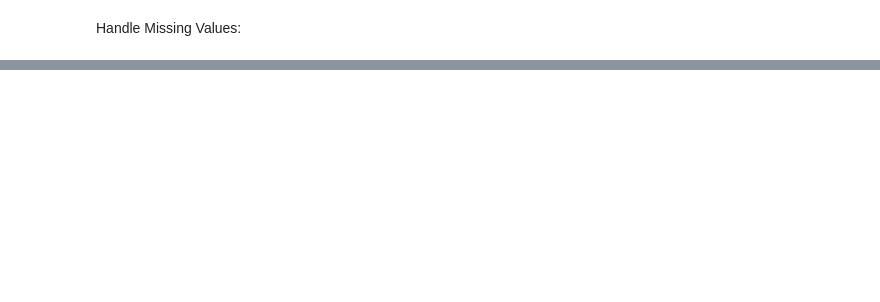
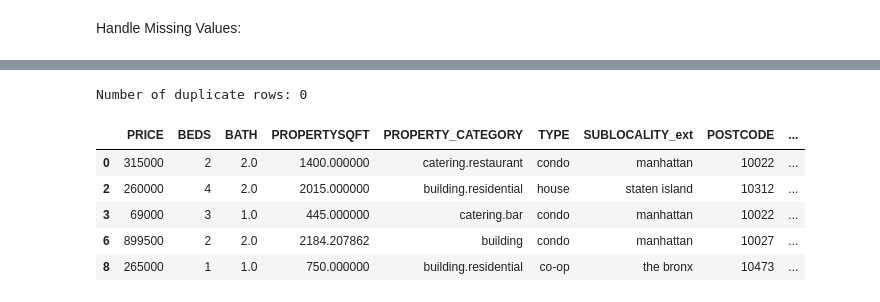
Before and after one commit to avineets87/housing-price-analysis, a Jupyter notebook: data_processing.ipynb, the cells around one changed output, grey strips where cells are left out. Saved outputs shown, nothing was run; the diff lists cells and outputs as text; code cells hidden in the pictures; blank space fills up the shorter version.

```diff
--- a/data_processing.ipynb
+++ b/data_processing.ipynb
@@ -297,11 +129,0 @@ df_cleaned
-# %%
-
-# 1. Label Encoding for ordinal columns (e.g., 'type' - if applicable)
-label_encoder = LabelEncoder()
-df['category'] = label_encoder.fit_transform(df['category'])
-
-# 2. One-Hot Encoding for categorical columns (e.g., 'state', 'city', 'suburb')
-df_encoded = pd.get_dummies(df, columns=['state', 'city', 'suburb'], drop_first=True)
-
-# 3. View the resulting DataFrame
-df_encoded.head()
@@ -317,0 +130,3 @@ df_encoded.head()
+# %%
+#drope the missing values
+merged_df = merged_df.dropna(how='any')
@@ -317,0 +157,39 @@ df_encoded.head()
+# %%
+# Check for whitespac
+merged_df.columns = merged_df.columns.str.strip()
+# %%
+# Check for duplicate rows
+duplicates = merged_df.duplicated().sum()
+print(f"Number of duplicate rows: {duplicates}")
+
+# Remove duplicates
+merged_df = merged_df.drop_duplicates()
+# %% [output]
+Number of duplicate rows: 0
+# %%
+# Define a function to remove outliers using the IQR method
+def remove_outliers(df, column):
+    Q1 = df[column].quantile(0.25)  # First quartile
+    Q3 = df[column].quantile(0.75)  # Third quartile
+    IQR = Q3 - Q1  # Interquartile range
+    lower_bound = Q1 - 1.5 * IQR
+    upper_bound = Q3 + 1.5 * IQR
+    # Return the dataframe after filtering out outliers
+    return df[(df[column] >= lower_bound) & (df[column] <= upper_bound)]
+
+# List of columns to clean
+columns_to_clean = ['PRICE', 'BEDS', 'BATH', 'PROPERTYSQFT', 'PRICE_PER_SQFT']
+
+# Clean outliers for the relevant numerical columns using a loop
+for col in columns_to_clean:
+    merged_df = remove_outliers(merged_df, col)
+
+# Display the cleaned dataset
+merged_df.head()
+# %% [output]
+|  | PRICE | BEDS | BATH | PROPERTYSQFT | PROPERTY_CATEGORY | TYPE | SUBLOCALITY_ext | POSTCODE | ... |
+| 0 | 315000 | 2 | 2.0 | 1400.000000 | catering.restaurant | condo | manhattan | 10022 | ... |
+| 2 | 260000 | 4 | 2.0 | 2015.000000 | building.residential | house | staten island | 10312 | ... |
+| 3 | 69000 | 3 | 1.0 | 445.000000 | catering.bar | condo | manhattan | 10022 | ... |
+| 6 | 899500 | 2 | 2.0 | 2184.207862 | building | condo | manhattan | 10027 | ... |
+| 8 | 265000 | 1 | 1.0 | 750.000000 | building.residential | co-op | the bronx | 10473 | ... |
```
Also changed, not shown: parts of 49 cells of this notebook, 2 other files.
